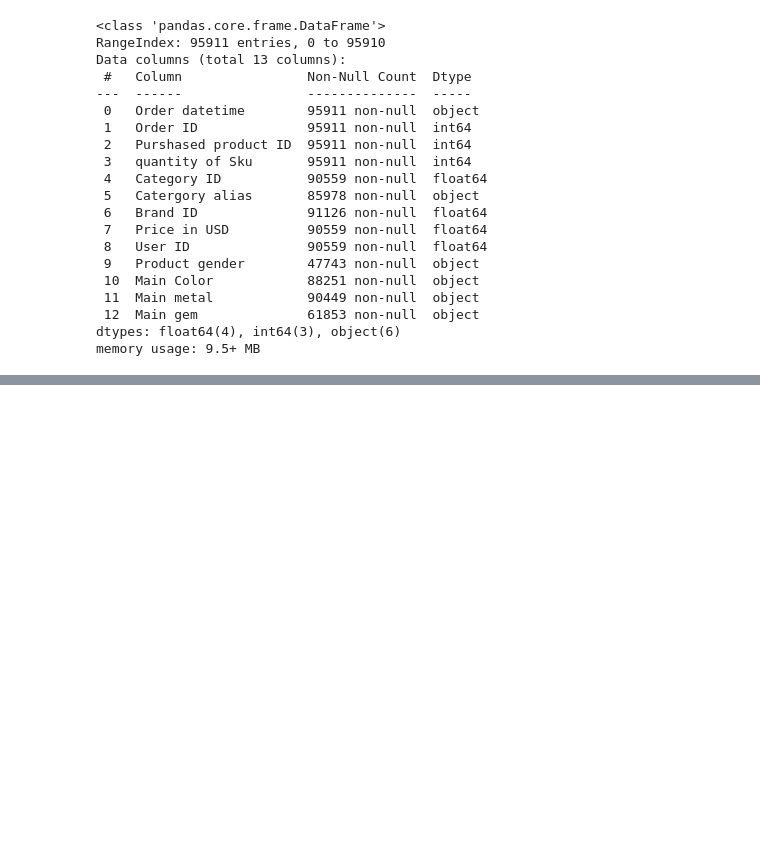
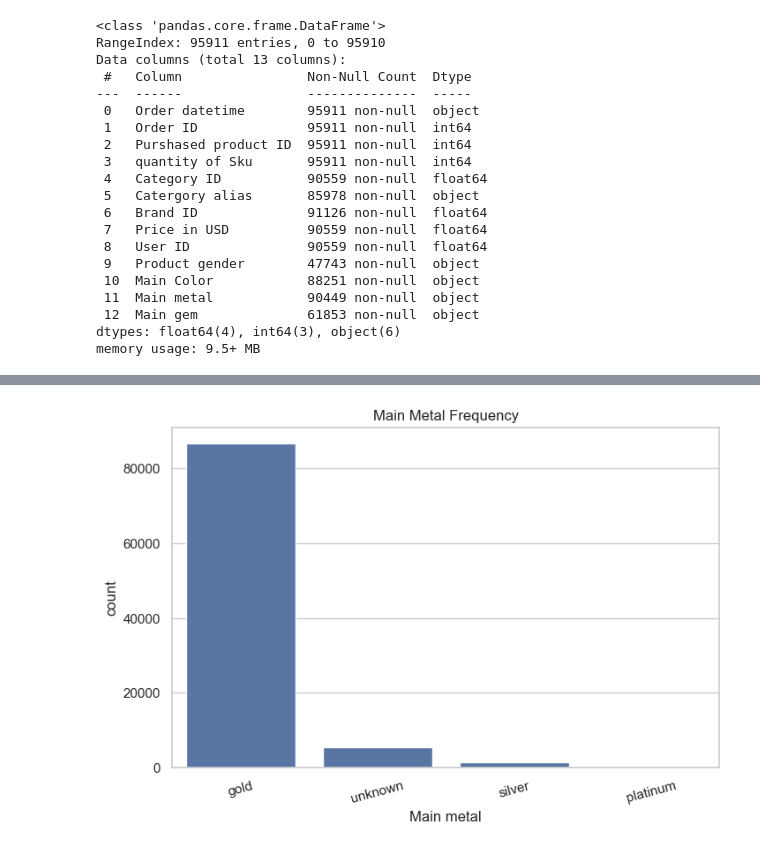
Before and after one commit to Deehoneydoyin/Amdari-Price-optimization, a Jupyter notebook: Notebook/JewelleryOptimization.ipynb, the cells around one changed output, grey strips where cells are left out. Cells and saved outputs as stored; diff of their text form; code cells hidden in the pictures; blank space fills up the shorter version.

```diff
--- a/Notebook/JewelleryOptimization.ipynb
+++ b/Notebook/JewelleryOptimization.ipynb
@@ -126,0 +275,9 @@ memory usage: 9.5+ MB
+# %%
+#Count Plots for Categorical Features
+plt.figure(figsize=(8, 5))
+sns.countplot(x="Main metal", data=df, order=df["Main metal"].value_counts().index)
+plt.title("Main Metal Frequency")
+plt.xticks(rotation=15)
+plt.show()
+# %% [output]
+[figure, added]
```
Also changed, not shown: parts of 28 cells of this notebook.
